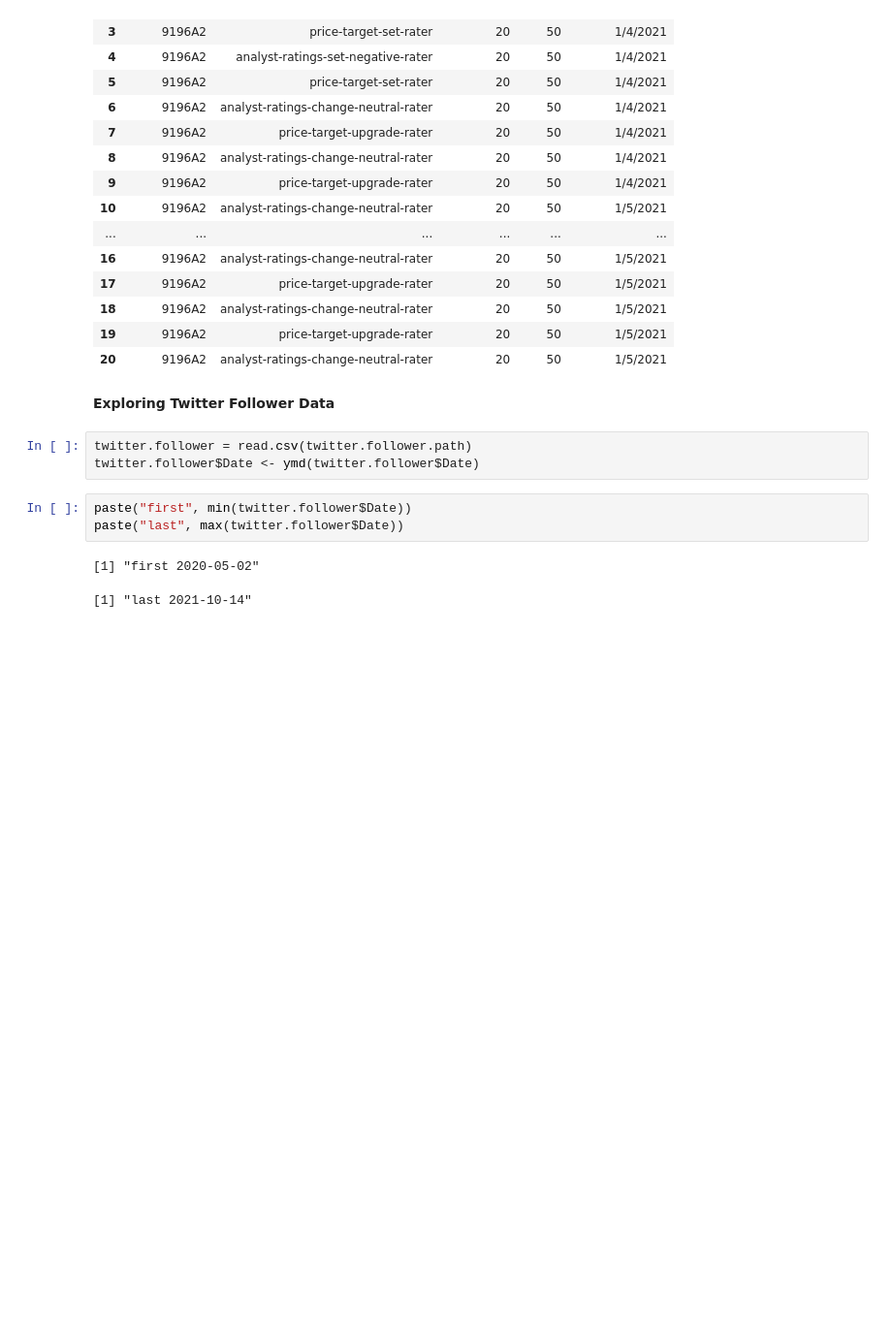
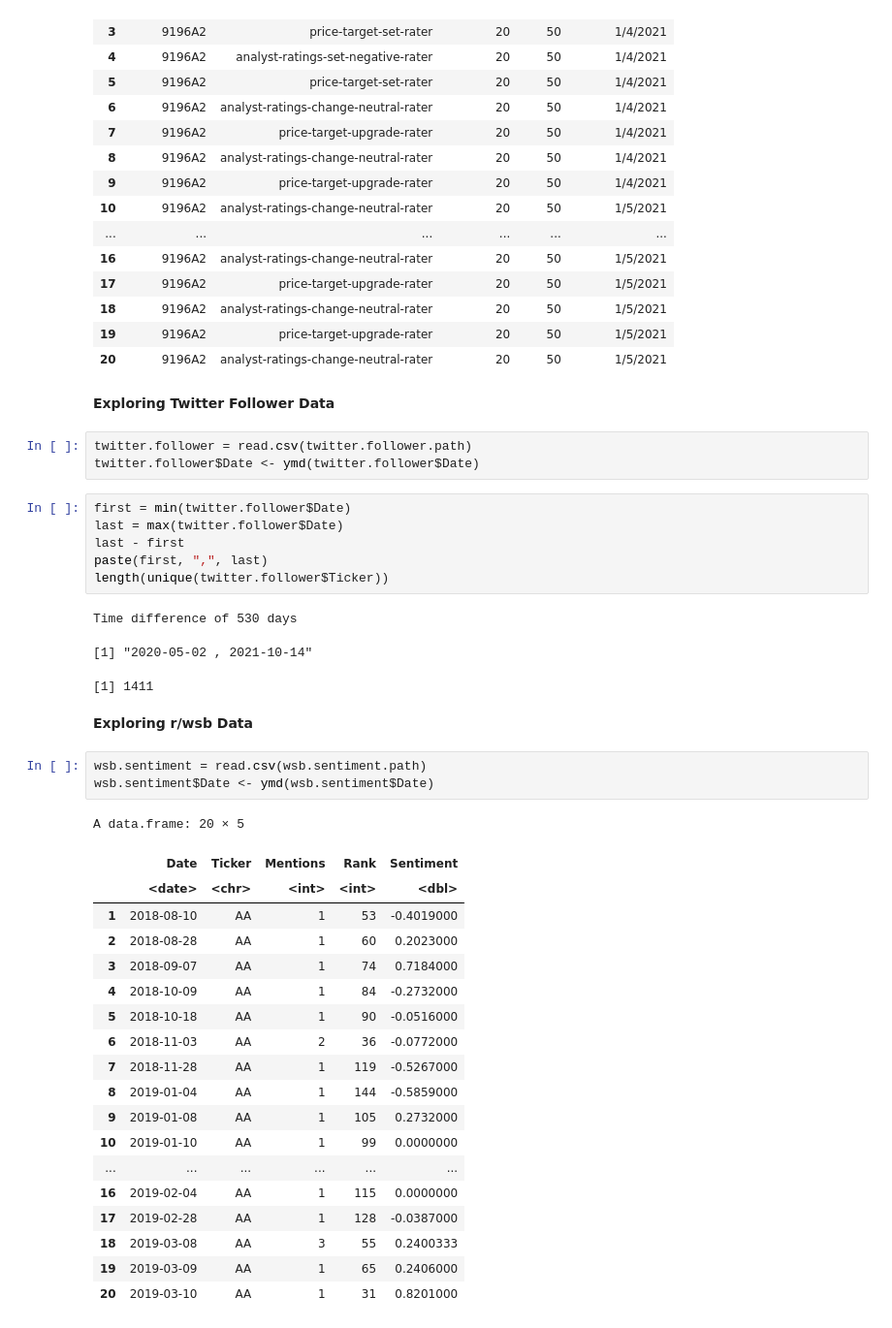
Before and after one commit to limshaocong/analyticsEdge, a Jupyter notebook: Data_Exploration.ipynb, the cells around one changed output. Shown at 97% size. Cells and saved outputs as stored; diff of their text form; blank space fills up the shorter version.

```diff
--- a/Data_Exploration.ipynb
+++ b/Data_Exploration.ipynb
@@ -169,8 +177,37 @@ A data.frame: 20 × 5
 twitter.follower = read.csv(twitter.follower.path)
 twitter.follower$Date <- ymd(twitter.follower$Date)
 # %%
-paste("first", min(twitter.follower$Date))
-paste("last", max(twitter.follower$Date))
+first = min(twitter.follower$Date)
+last = max(twitter.follower$Date)
+last - first
+paste(first, ",", last)
+length(unique(twitter.follower$Ticker))
 # %% [output]
-[1] "first 2020-05-02"
+Time difference of 530 days
-[1] "last 2021-10-14"
+[1] "2020-05-02 , 2021-10-14"
+[1] 1411
+# %% [markdown]
+**Exploring r/wsb Data**
+# %%
+wsb.sentiment = read.csv(wsb.sentiment.path)
+wsb.sentiment$Date <- ymd(wsb.sentiment$Date)
+# %% [output]
+A data.frame: 20 × 5
+|  | Date | Ticker | Mentions | Rank | Sentiment |
+|  | <date> | <chr> | <int> | <int> | <dbl> |
+| 1 | 2018-08-10 | AA | 1 | 53 | -0.4019000 |
+| 2 | 2018-08-28 | AA | 1 | 60 | 0.2023000 |
+| 3 | 2018-09-07 | AA | 1 | 74 | 0.7184000 |
+| 4 | 2018-10-09 | AA | 1 | 84 | -0.2732000 |
+| 5 | 2018-10-18 | AA | 1 | 90 | -0.0516000 |
+| 6 | 2018-11-03 | AA | 2 | 36 | -0.0772000 |
+| 7 | 2018-11-28 | AA | 1 | 119 | -0.5267000 |
+| 8 | 2019-01-04 | AA | 1 | 144 | -0.5859000 |
+| 9 | 2019-01-08 | AA | 1 | 105 | 0.2732000 |
+| 10 | 2019-01-10 | AA | 1 | 99 | 0.0000000 |
+| ... | ... | ... | ... | ... | ... |
+| 16 | 2019-02-04 | AA | 1 | 115 | 0.0000000 |
+| 17 | 2019-02-28 | AA | 1 | 128 | -0.0387000 |
+| 18 | 2019-03-08 | AA | 3 | 55 | 0.2400333 |
+| 19 | 2019-03-09 | AA | 1 | 65 | 0.2406000 |
+| 20 | 2019-03-10 | AA | 1 | 31 | 0.8201000 |
```
Also changed, not shown: parts of 5 cells of this notebook.
